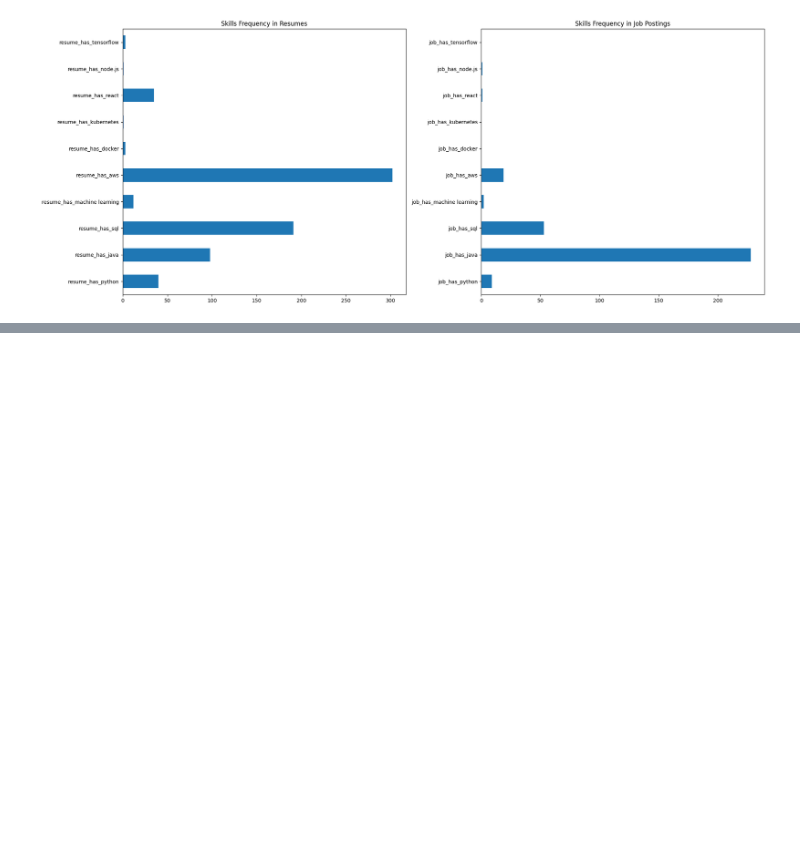
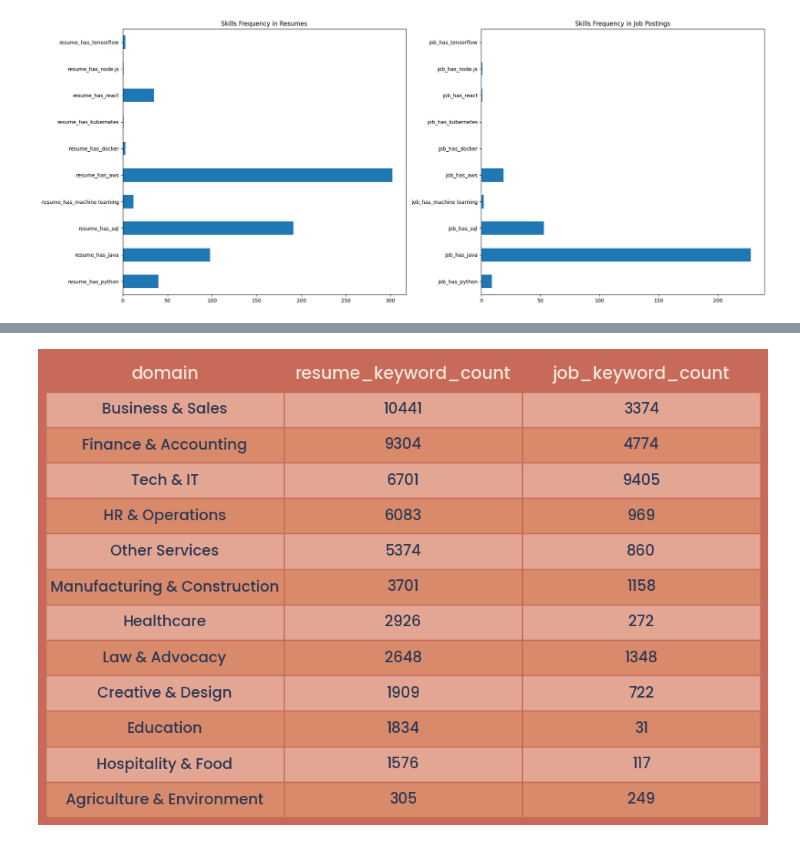
Before and after one commit to MalihaT111/ai-recruitment, a Jupyter notebook: notebooks/3edanormal.ipynb, the cells around one changed output, grey strips where cells are left out. Drawn from its saved outputs; the diff is of its cells as text; code cells hidden in the pictures; blank space fills up the shorter version.

```diff
--- a/notebooks/3edanormal.ipynb
+++ b/notebooks/3edanormal.ipynb
@@ -142,0 +492,64 @@ NameError: name 'domain_keywords' is not defined
+# %%
+import matplotlib.pyplot as plt
+import matplotlib.font_manager as fm
+
+# Load Poppins
+fm.fontManager.addfont("Poppins-Medium.ttf")
+plt.rcParams["font.family"] = "Poppins"
+plt.rcParams["font.weight"] = "medium"
+
+def plot_domain_table(df):
+    fig, ax = plt.subplots(figsize=(12, 6))
+
+    # Theme colors
+    header_color = "#C86A5A"      # terracotta
+    cell_color   = "#D98A6B"      # lighter terracotta
+    alt_cell     = "#E3A693"      # alternate row
+    text_color   = "#2F3A55"      # navy text
+    header_text  = "#F4E6D8"      # cream text
+
+    ax.axis("off")
+
+    # Build cell colors matrix
+    cell_colors = []
+    for i in range(len(df)):
+        row_color = alt_cell if i % 2 == 0 else cell_color
+        cell_colors.append([row_color] * len(df.columns))
+
+    # Add table
+    table = ax.table(
+        cellText=df.values,
+        colLabels=df.columns,
+        cellColours=cell_colors,
+        colColours=[header_color] * len(df.columns),
+        cellLoc="center",
+        colLoc="center",
+        loc="center"
+    )
+
+    # Style cells
+    table.auto_set_font_size(False)
+    table.set_fontsize(14)
+
+    # Cell border + padding
+    for key, cell in table.get_celld().items():
+        row, col = key
+
+        # Header row
+        if row == 0:
+            cell.set_text_props(color=header_text, fontsize=16, fontweight="semibold")
+            cell.set_edgecolor("#C86A5A")
+            cell.set_height(0.1)
+        else:
+            cell.set_text_props(color=text_color)
+            cell.set_edgecolor("#C86A5A")
+            cell.set_height(0.1)
+
+    fig.patch.set_facecolor("#C86A5A")  # background to match slides
+    plt.show()
+
+
+# ---- Call it ----
+plot_domain_table(domain_summary)
+# %% [output]
+[figure, added]
```
Also changed, not shown: parts of 12 cells of this notebook, 3 other files.
